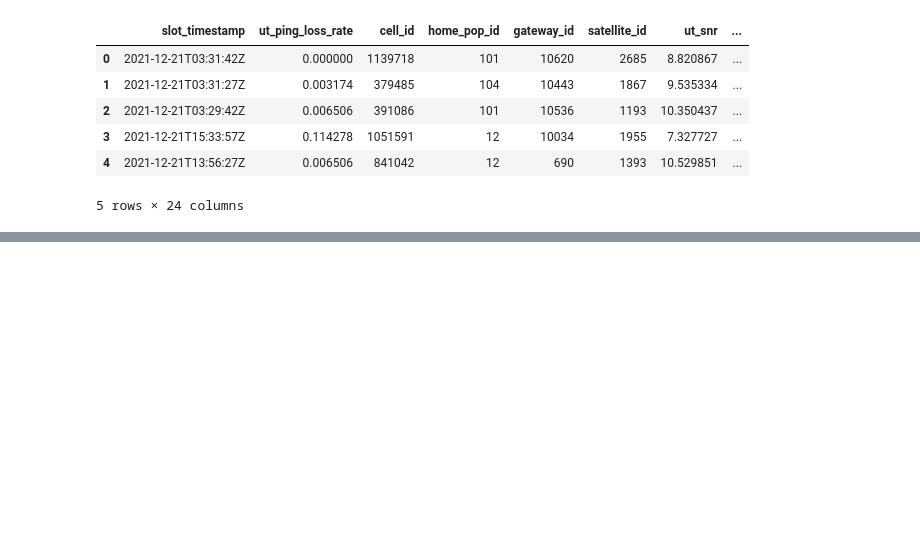
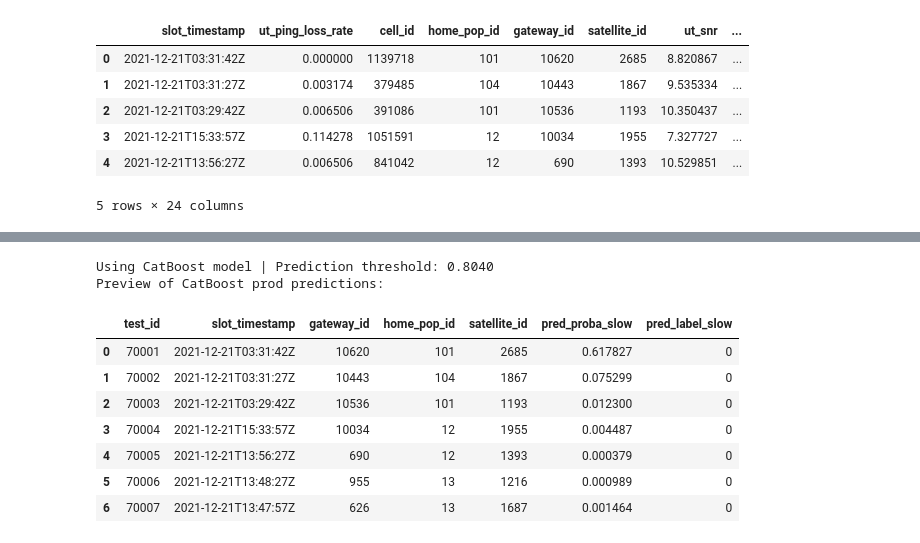
Before and after one commit to imeyer2/spacex_starlink_datascience_interview, a Jupyter notebook: main.ipynb, the cells around one changed output, grey strips where cells are left out. Saved outputs shown, nothing was run; the diff lists cells and outputs as text; code cells hidden in the pictures; blank space fills up the shorter version.

```diff
--- a/main.ipynb
+++ b/main.ipynb
@@ -1185,0 +1860,79 @@ Preview of predictions:
+# %%
+# ============================================================
+#   USE CATBOOST MODEL ON test_input_df (prod-safe)
+# ============================================================
+import numpy as np
+import pandas as pd
+from pandas.api.types import is_datetime64_any_dtype
+
+# ---- guardrails: make sure we have a trained CatBoost model ----
+if 'model_cb' not in globals():
+    raise RuntimeError("CatBoost model not found. Train `model_cb` first (see CatBoost block).")
+
+# ---- 1) Build X_actual with the SAME preprocessing you used for train ----
+X_actual = dtype_prep(test_input_df, possible_features=possible_features)
+
+# ---- 2) Drop any datetime columns (CatBoost expects numerics/strings) ----
+dt_cols = [c for c in X_actual.columns if is_datetime64_any_dtype(X_actual[c])]
+if dt_cols:
+    X_actual = X_actual.drop(columns=dt_cols)
+
+# ---- 3) Reindex columns to match training EXACTLY (order matters) ----
+X_actual = X_actual.reindex(columns=X_train.columns)
+
+# ---- 4) CatBoost-safe categorical handling: cast to clean strings ----
+# Identify cat cols from the TRAIN dtypes (authoritative)
+cat_cols = [c for c in X_train.columns if str(X_train[c].dtype) == 'category']
+
+def to_cb_strings(df, cat_cols):
+    X = df.copy()
+    for c in cat_cols:
+        # Cast to pandas string dtype, fill NaNs with sentinel, then to Python str
+        X[c] = X[c].astype('string').fillna('__MISSING__').astype(str)
+    return X
+
+X_actual_cb = to_cb_strings(X_actual, cat_cols)
+
+# Indices of categorical features in THIS frame (same order as columns)
+cat_features_idx = [X_actual_cb.columns.get_loc(c) for c in cat_cols]
+
+# ---- 5) Choose threshold (use Top-K equivalent if available; else 0.7) ----
+_thr = float(globals().get('thr_equiv', 0.7))
+print(f"Using CatBoost model | Prediction threshold: {_thr:.4f}")
+
+# ---- 6) Predict on test_input_df ----
+import catboost as cb
+prod_pool    = cb.Pool(X_actual_cb, cat_features=cat_features_idx)
+proba_actual = model_cb.predict_proba(prod_pool)[:, 1]
+pred_actual  = (proba_actual >= _thr).astype(int)
+
+# ---- 7) Build an output table (preserve some identifiers if present) ----
+out_cols = []
+for candidate in ['test_id', 'slot_timestamp', 'gateway_id', 'home_pop_id', 'satellite_id']:
+    if candidate in test_input_df.columns and candidate not in out_cols:
+        out_cols.append(candidate)
+
+pred_df = pd.DataFrame({
+    **({c: test_input_df[c].values for c in out_cols}),
+    'pred_proba_slow': proba_actual,
+    'pred_label_slow': pred_actual
+})
+
+# ---- 8) Preview ----
+print("Preview of CatBoost prod predictions:")
+display(pred_df.head(10))
+
+# ---- 9) Export arrays if you need them later ----
+y_pred_actual        = pred_actual
+y_pred_proba_actual  = proba_actual
+# %% [output]
+Using CatBoost model | Prediction threshold: 0.8040
+Preview of CatBoost prod predictions:
+|  | test_id | slot_timestamp | gateway_id | home_pop_id | satellite_id | pred_proba_slow | pred_label_slow |
+| 0 | 70001 | 2021-12-21T03:31:42Z | 10620 | 101 | 2685 | 0.617827 | 0 |
+| 1 | 70002 | 2021-12-21T03:31:27Z | 10443 | 104 | 1867 | 0.075299 | 0 |
+| 2 | 70003 | 2021-12-21T03:29:42Z | 10536 | 101 | 1193 | 0.012300 | 0 |
+| 3 | 70004 | 2021-12-21T15:33:57Z | 10034 | 12 | 1955 | 0.004487 | 0 |
+| 4 | 70005 | 2021-12-21T13:56:27Z | 690 | 12 | 1393 | 0.000379 | 0 |
+| 5 | 70006 | 2021-12-21T13:48:27Z | 955 | 13 | 1216 | 0.000989 | 0 |
+| 6 | 70007 | 2021-12-21T13:47:57Z | 626 | 13 | 1687 | 0.001464 | 0 |
```
Also changed, not shown: parts of 11 cells of this notebook.
